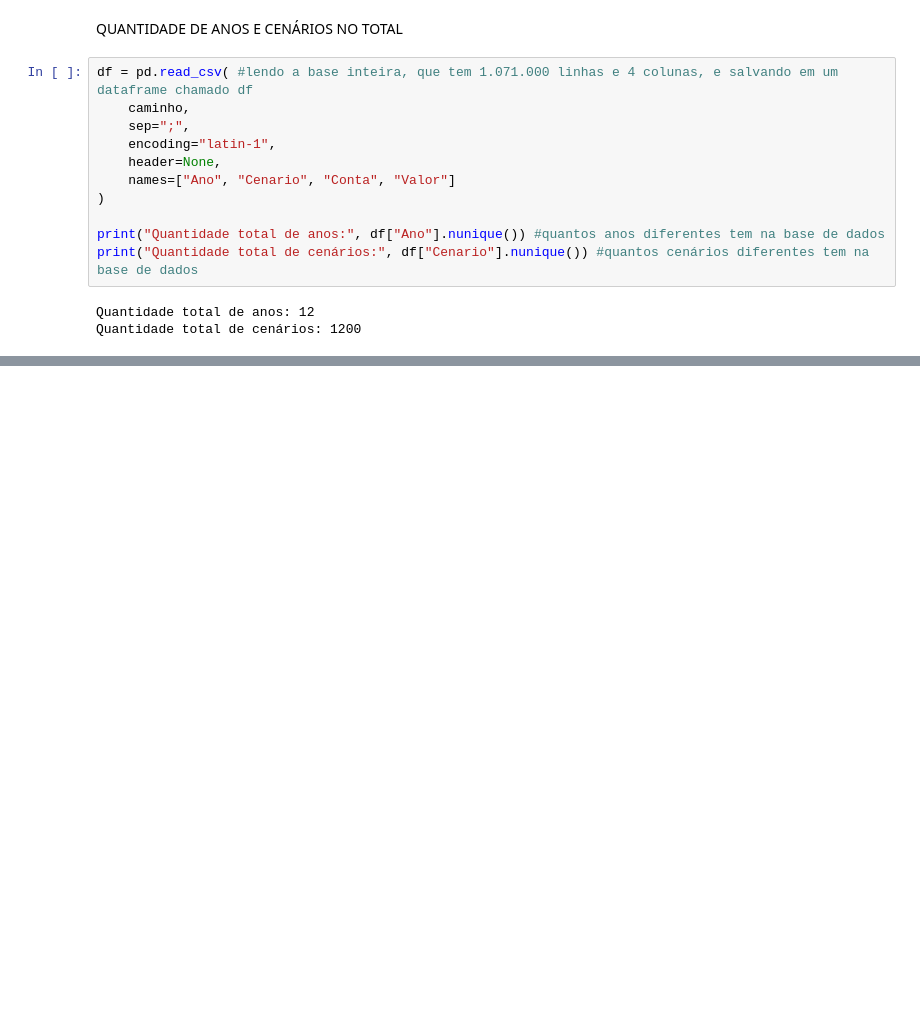
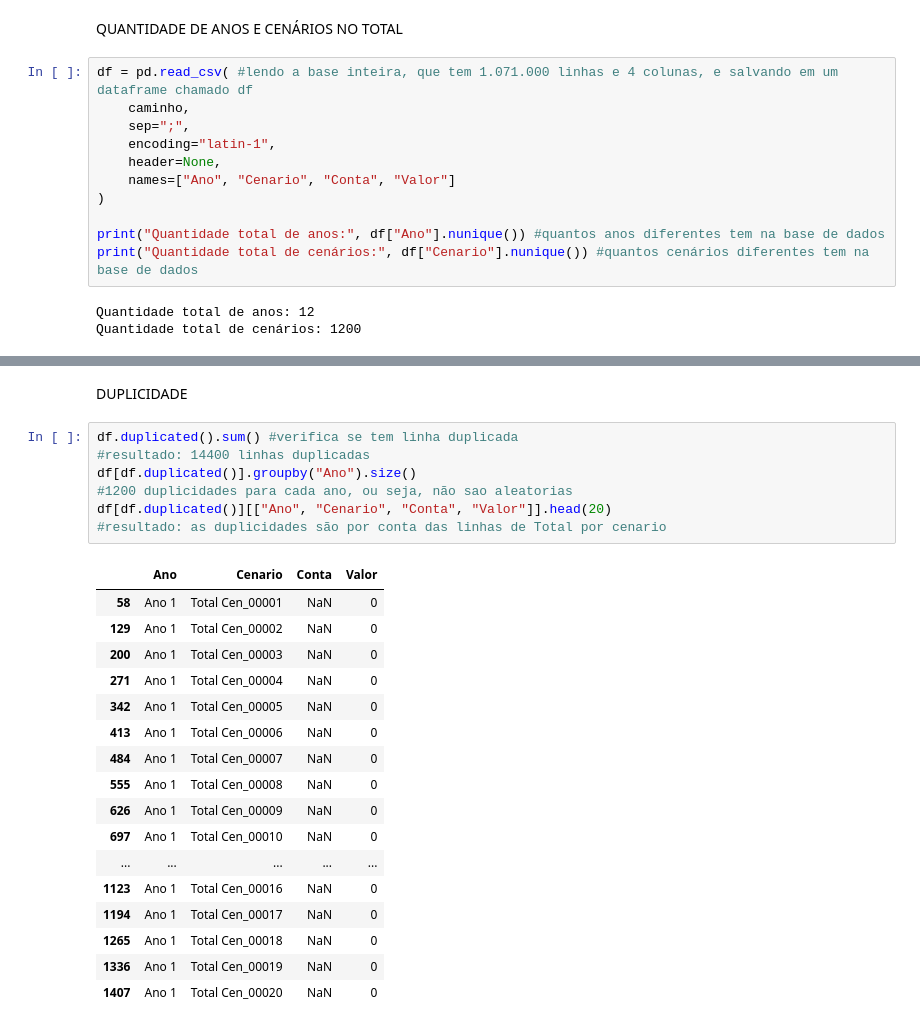
Before and after one commit to 2026-2-NCC4/Projeto1, a Jupyter notebook: notebooks/01_exploracao.ipynb, the cells around one changed output, grey strips where cells are left out. Drawn from its saved outputs; the diff is of its cells as text; blank space fills up the shorter version.

```diff
--- a/notebooks/01_exploracao.ipynb
+++ b/notebooks/01_exploracao.ipynb
@@ -395,0 +409,27 @@ Quantidade total de cenários: 1200
+# %% [markdown]
+DUPLICIDADE
+# %%
+df.duplicated().sum() #verifica se tem linha duplicada
+#resultado: 14400 linhas duplicadas
+df[df.duplicated()].groupby("Ano").size()
+#1200 duplicidades para cada ano, ou seja, não sao aleatorias
+df[df.duplicated()][["Ano", "Cenario", "Conta", "Valor"]].head(20)
+#resultado: as duplicidades são por conta das linhas de Total por cenario
+# %% [output]
+|  | Ano | Cenario | Conta | Valor |
+| 58 | Ano 1 | Total Cen_00001 | NaN | 0 |
+| 129 | Ano 1 | Total Cen_00002 | NaN | 0 |
+| 200 | Ano 1 | Total Cen_00003 | NaN | 0 |
+| 271 | Ano 1 | Total Cen_00004 | NaN | 0 |
+| 342 | Ano 1 | Total Cen_00005 | NaN | 0 |
+| 413 | Ano 1 | Total Cen_00006 | NaN | 0 |
+| 484 | Ano 1 | Total Cen_00007 | NaN | 0 |
+| 555 | Ano 1 | Total Cen_00008 | NaN | 0 |
+| 626 | Ano 1 | Total Cen_00009 | NaN | 0 |
+| 697 | Ano 1 | Total Cen_00010 | NaN | 0 |
+| ... | ... | ... | ... | ... |
+| 1123 | Ano 1 | Total Cen_00016 | NaN | 0 |
+| 1194 | Ano 1 | Total Cen_00017 | NaN | 0 |
+| 1265 | Ano 1 | Total Cen_00018 | NaN | 0 |
+| 1336 | Ano 1 | Total Cen_00019 | NaN | 0 |
+| 1407 | Ano 1 | Total Cen_00020 | NaN | 0 |
```
Also changed, not shown: parts of 3 cells of this notebook.
